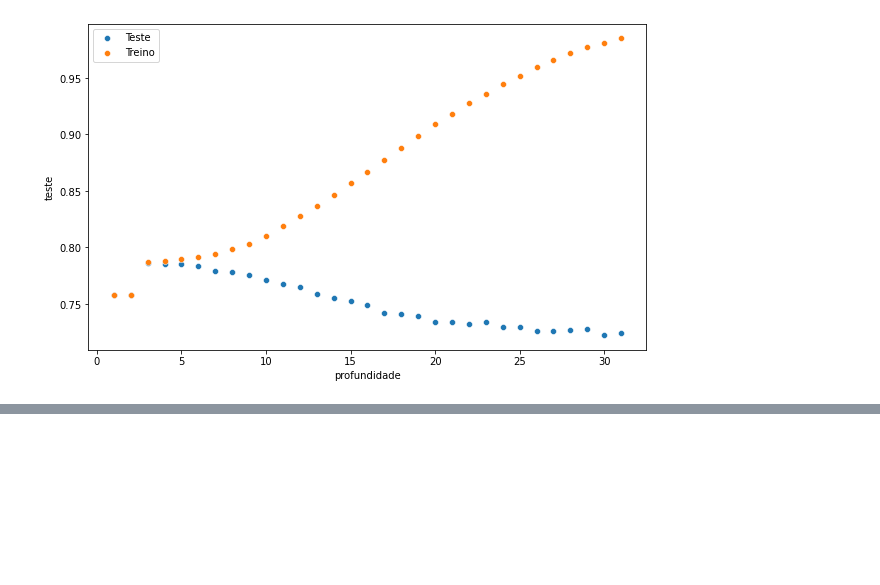
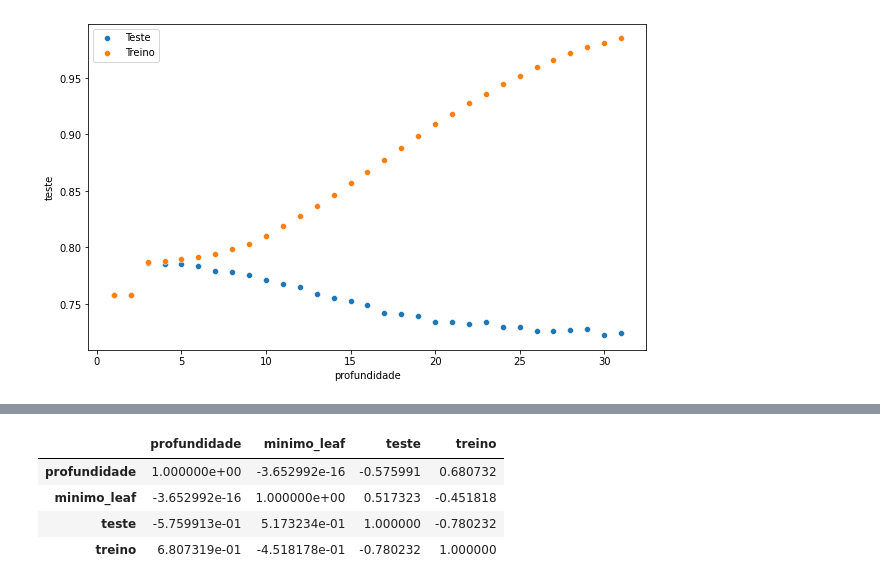
Before and after one commit to KaueAbbe/Projeto-Estude_Python, a Jupyter notebook: Estude Machine Learning/Validar Modelos/ValidarModelos.ipynb, the cells around one changed output, grey strips where cells are left out. Cells and saved outputs as stored; diff of their text form; code cells hidden in the pictures; blank space fills up the shorter version.

```diff
--- a/Estude Machine Learning/Validar Modelos/ValidarModelos.ipynb
+++ b/Estude Machine Learning/Validar Modelos/ValidarModelos.ipynb
@@ -474,0 +503,8 @@ plt.legend(['Teste','Treino'])
+# %%
+dados_r.corr()
+# %% [output]
+|  | profundidade | minimo_leaf | teste | treino |
+| profundidade | 1.000000e+00 | -3.652992e-16 | -0.575991 | 0.680732 |
+| minimo_leaf | -3.652992e-16 | 1.000000e+00 | 0.517323 | -0.451818 |
+| teste | -5.759913e-01 | 5.173234e-01 | 1.000000 | -0.780232 |
+| treino | 6.807319e-01 | -4.518178e-01 | -0.780232 | 1.000000 |
```
Also changed, not shown: parts of 6 cells of this notebook.
